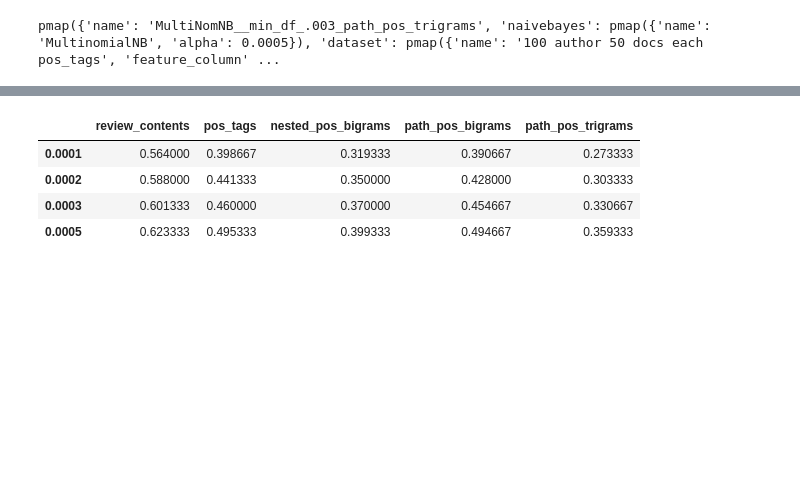
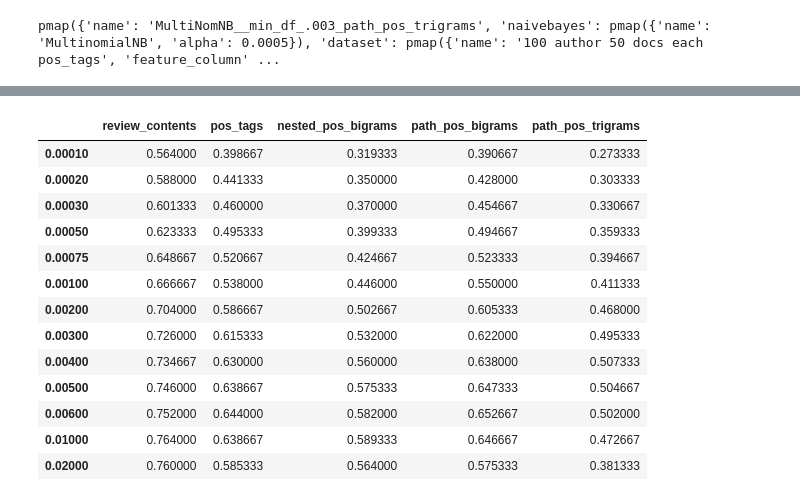
Before and after one commit to rvente/NLP-Final-Project, a Jupyter notebook: Code/orpheus/analysis/chart_nb_x_alpha.ipynb, the cells around one changed output, grey strips where cells are left out. Drawn from its saved outputs; the diff is of its cells as text; code cells hidden in the pictures; blank space fills up the shorter version.

```diff
--- a/Code/orpheus/analysis/chart_nb_x_alpha.ipynb
+++ b/Code/orpheus/analysis/chart_nb_x_alpha.ipynb
@@ -52,18 +48,29 @@ def plot(dataframe, title="Title", xlabel="xlabel", ylabel="ylabel"):
 # %%
 start = 447
-end = 466
+end = 512
 df = pd.DataFrame()
-for i in range(start,end+1):
+for i in range(start,end):
     exp = loader.find_by_id(i)
     cfg = exp.config
     feat = cfg['dataset']['feature_column']
     alpha = cfg['naivebayes']['alpha']
     df.loc[alpha, feat] = exp.result.value
+
+df.to_pickle('../results/nb_x_alpha_df_acc.pkl')
 df
 # %% [output]
 |  | review_contents | pos_tags | nested_pos_bigrams | path_pos_bigrams | path_pos_trigrams |
-| 0.0001 | 0.564000 | 0.398667 | 0.319333 | 0.390667 | 0.273333 |
-| 0.0002 | 0.588000 | 0.441333 | 0.350000 | 0.428000 | 0.303333 |
-| 0.0003 | 0.601333 | 0.460000 | 0.370000 | 0.454667 | 0.330667 |
-| 0.0005 | 0.623333 | 0.495333 | 0.399333 | 0.494667 | 0.359333 |
+| 0.00010 | 0.564000 | 0.398667 | 0.319333 | 0.390667 | 0.273333 |
+| 0.00020 | 0.588000 | 0.441333 | 0.350000 | 0.428000 | 0.303333 |
+| 0.00030 | 0.601333 | 0.460000 | 0.370000 | 0.454667 | 0.330667 |
+| 0.00050 | 0.623333 | 0.495333 | 0.399333 | 0.494667 | 0.359333 |
+| 0.00075 | 0.648667 | 0.520667 | 0.424667 | 0.523333 | 0.394667 |
+| 0.00100 | 0.666667 | 0.538000 | 0.446000 | 0.550000 | 0.411333 |
+| 0.00200 | 0.704000 | 0.586667 | 0.502667 | 0.605333 | 0.468000 |
+| 0.00300 | 0.726000 | 0.615333 | 0.532000 | 0.622000 | 0.495333 |
+| 0.00400 | 0.734667 | 0.630000 | 0.560000 | 0.638000 | 0.507333 |
+| 0.00500 | 0.746000 | 0.638667 | 0.575333 | 0.647333 | 0.504667 |
+| 0.00600 | 0.752000 | 0.644000 | 0.582000 | 0.652667 | 0.502000 |
+| 0.01000 | 0.764000 | 0.638667 | 0.589333 | 0.646667 | 0.472667 |
+| 0.02000 | 0.760000 | 0.585333 | 0.564000 | 0.575333 | 0.381333 |
 # %%
```
Also changed, not shown: parts of 8 cells of this notebook, 2 other files.
